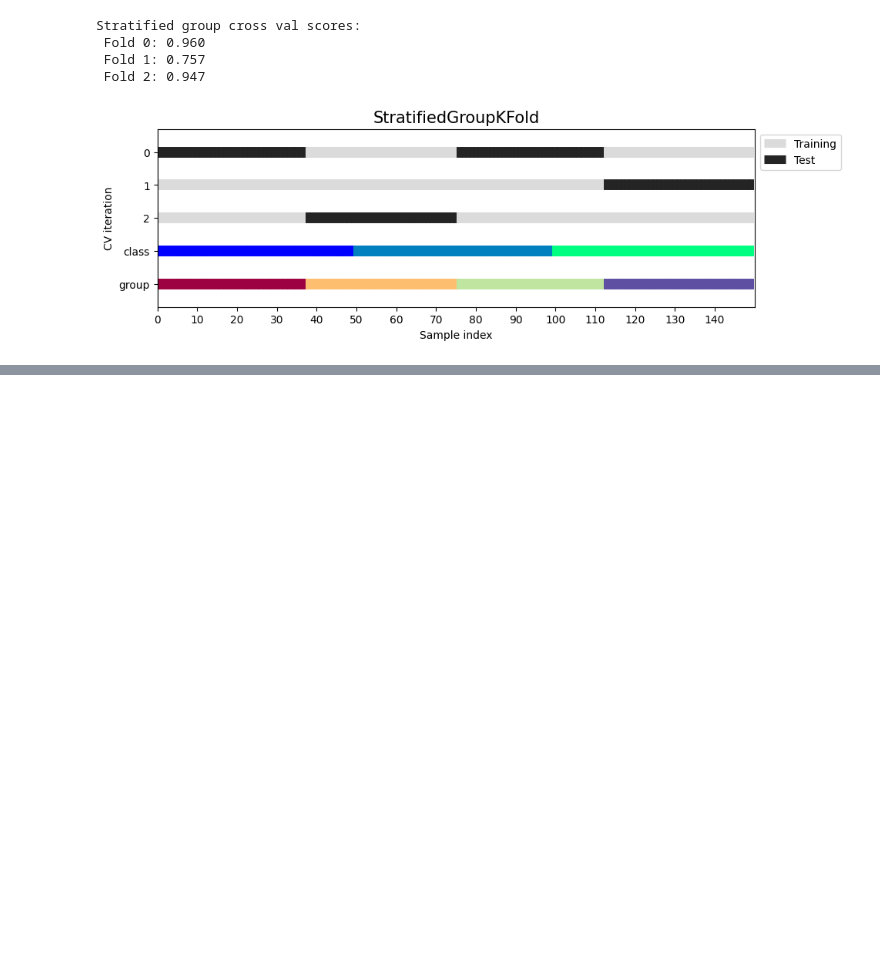
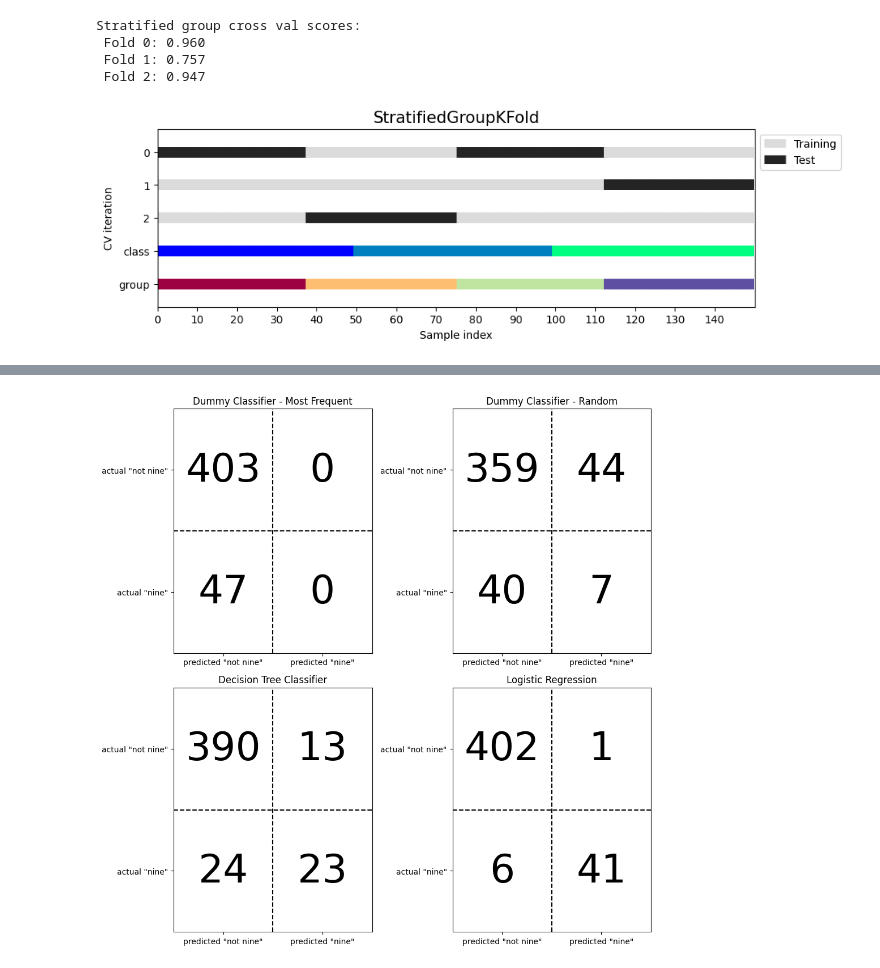
Before and after one commit to svd-jelo/IBM-Data-Science-Specialization, a Jupyter notebook: Course-9_Machine-Learning/notebooks/NB10_Model-Evaluation-and-Improvement.ipynb, the cells around one changed output, grey strips where cells are left out. Cells and saved outputs as stored; diff of their text form; code cells hidden in the pictures; blank space fills up the shorter version.

```diff
--- a/Course-9_Machine-Learning/notebooks/NB10_Model-Evaluation-and-Improvement.ipynb
+++ b/Course-9_Machine-Learning/notebooks/NB10_Model-Evaluation-and-Improvement.ipynb
@@ -394,0 +887,20 @@ Stratified group cross val scores:
+# %%
+model_list = ['Dummy Classifier - Most Frequent', 'Dummy Classifier - Random', 'Decision Tree Classifier', 'Logistic Regression']
+prediction_list = [most_frequent_dummy.predict(X_test),
+                  dummy_random.predict(X_test),
+                  tree.predict(X_test),
+                  logreg.predict(X_test)]
+
+fig, axs = plt.subplots(2,2,figsize=(10,10))
+for i, ax in enumerate(axs.flat):
+    binary_confusion_plot(
+        confusion_matrix(y_test, prediction_list[i]),
+        positive_class = 'nine',
+        negative_class = 'not nine',
+        ax = ax
+    )
+    ax.set_title(model_list[i])
+
+fig.tight_layout()
+# %% [output]
+[figure, added]
```
Also changed, not shown: parts of 105 cells of this notebook, 1 other file.
